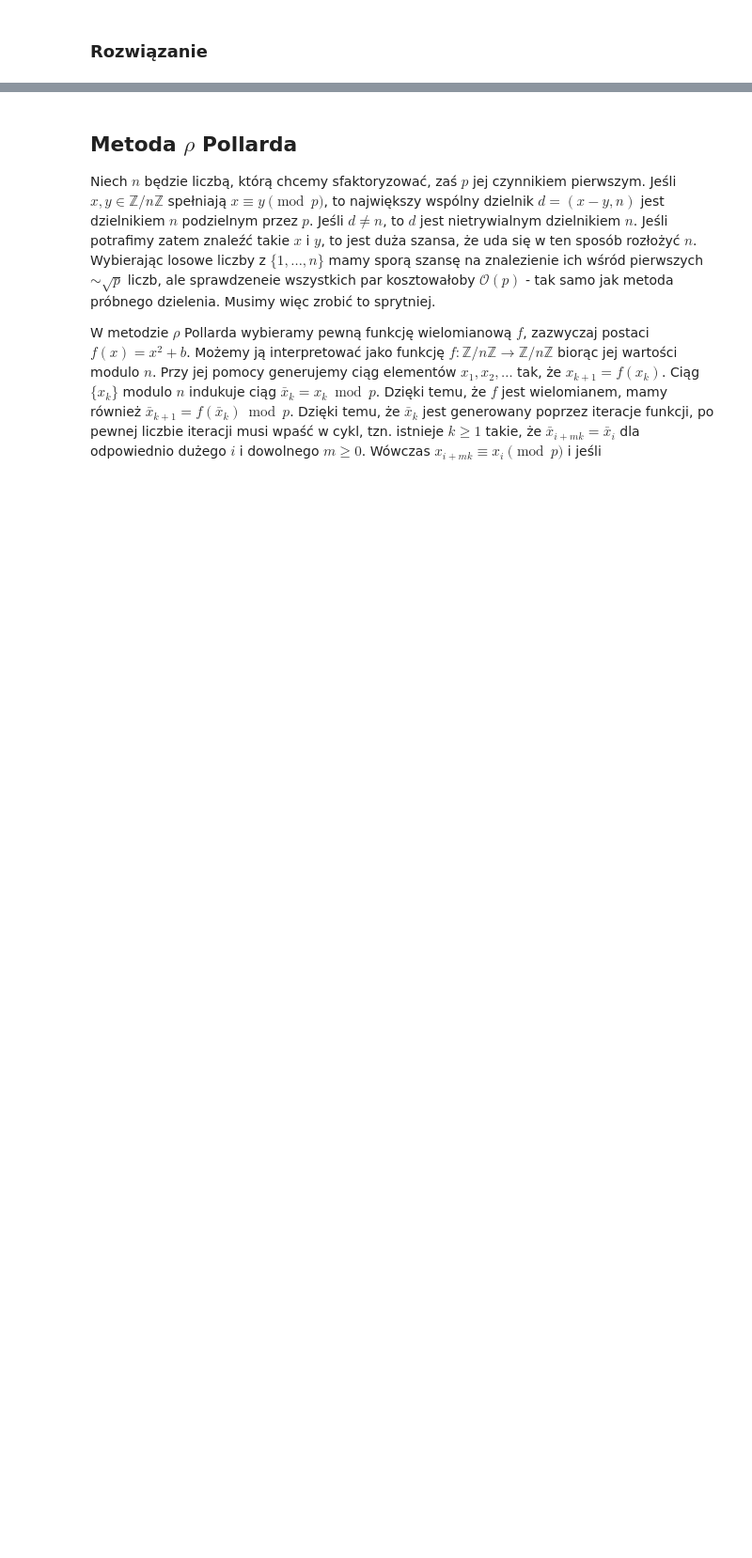
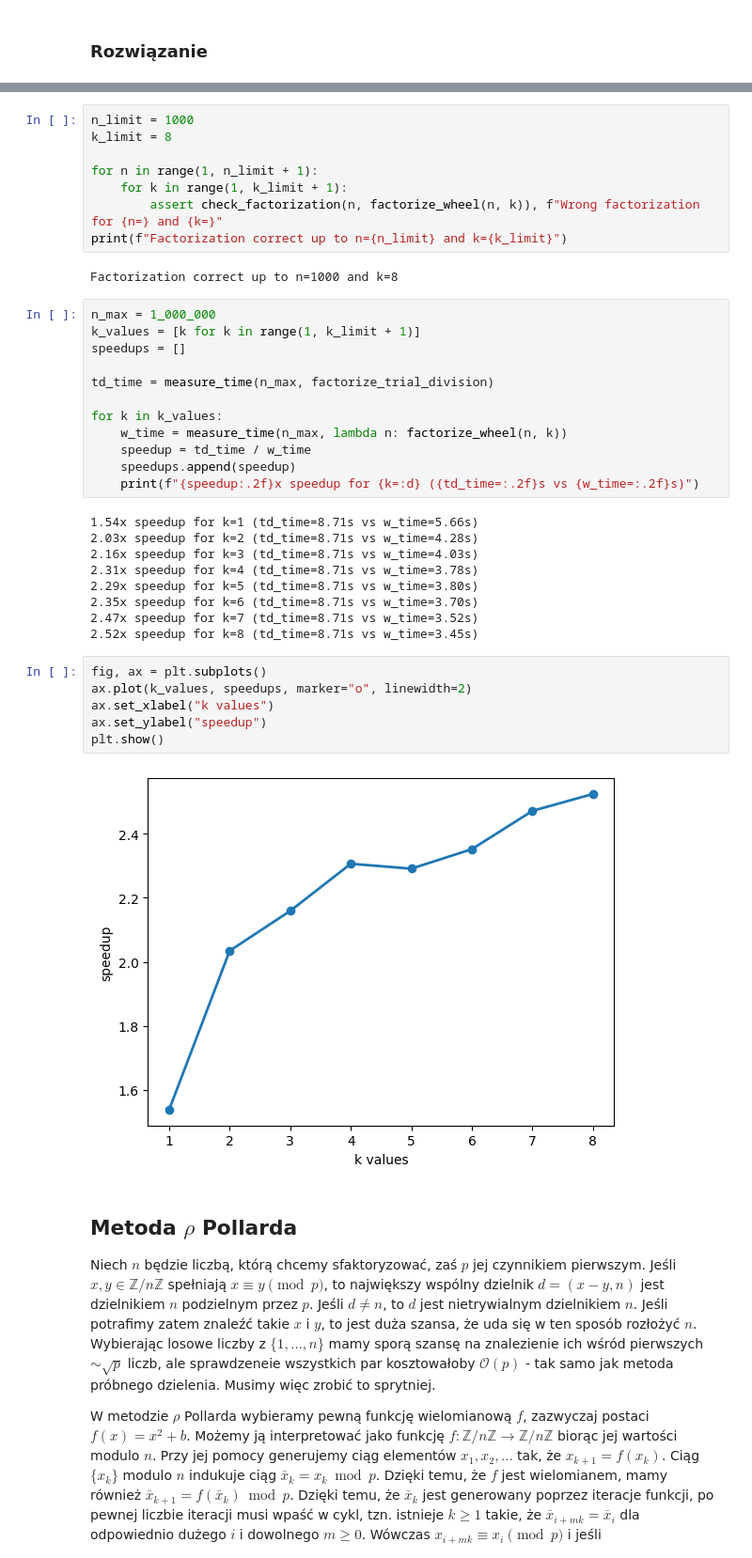
Before and after one commit to rmesek/bi-agh-2026, a Jupyter notebook: lab-factorization.ipynb, the cells around one changed output, grey strips where cells are left out. Shown at 94% size. Drawn from its saved outputs; the diff is of its cells as text; blank space fills up the shorter version.

Commit message:
complete Task 2 in lab-factorization

```diff
--- a/lab-factorization.ipynb
+++ b/lab-factorization.ipynb
@@ -369,3 +415,42 @@ By sfaktoryzować liczbę $n$ metodą sita kołowego:
+# %%
+n_limit = 1000
+k_limit = 8
+
+for n in range(1, n_limit + 1):
+    for k in range(1, k_limit + 1):
+        assert check_factorization(n, factorize_wheel(n, k)), f"Wrong factorization for {n=} and {k=}"
+print(f"Factorization correct up to n={n_limit} and k={k_limit}")
+# %% [output]
+Factorization correct up to n=1000 and k=8
+# %%
+n_max = 1_000_000
+k_values = [k for k in range(1, k_limit + 1)]
+speedups = []
+
+td_time = measure_time(n_max, factorize_trial_division)
+
+for k in k_values:
+    w_time = measure_time(n_max, lambda n: factorize_wheel(n, k))
+    speedup = td_time / w_time
+    speedups.append(speedup)
+    print(f"{speedup:.2f}x speedup for {k=:d} ({td_time=:.2f}s vs {w_time=:.2f}s)")
+# %% [output]
+1.54x speedup for k=1 (td_time=8.71s vs w_time=5.66s)
+2.03x speedup for k=2 (td_time=8.71s vs w_time=4.28s)
+2.16x speedup for k=3 (td_time=8.71s vs w_time=4.03s)
+2.31x speedup for k=4 (td_time=8.71s vs w_time=3.78s)
+2.29x speedup for k=5 (td_time=8.71s vs w_time=3.80s)
+2.35x speedup for k=6 (td_time=8.71s vs w_time=3.70s)
+2.47x speedup for k=7 (td_time=8.71s vs w_time=3.52s)
+2.52x speedup for k=8 (td_time=8.71s vs w_time=3.45s)
+# %%
+fig, ax = plt.subplots()
+ax.plot(k_values, speedups, marker="o", linewidth=2)
+ax.set_xlabel("k values")
+ax.set_ylabel("speedup")
+plt.show()
+# %% [output]
+[figure, added]
 # %% [markdown]
 ## Metoda $\rho$ Pollarda
 
```
Also changed, not shown: parts of 8 cells of this notebook.
